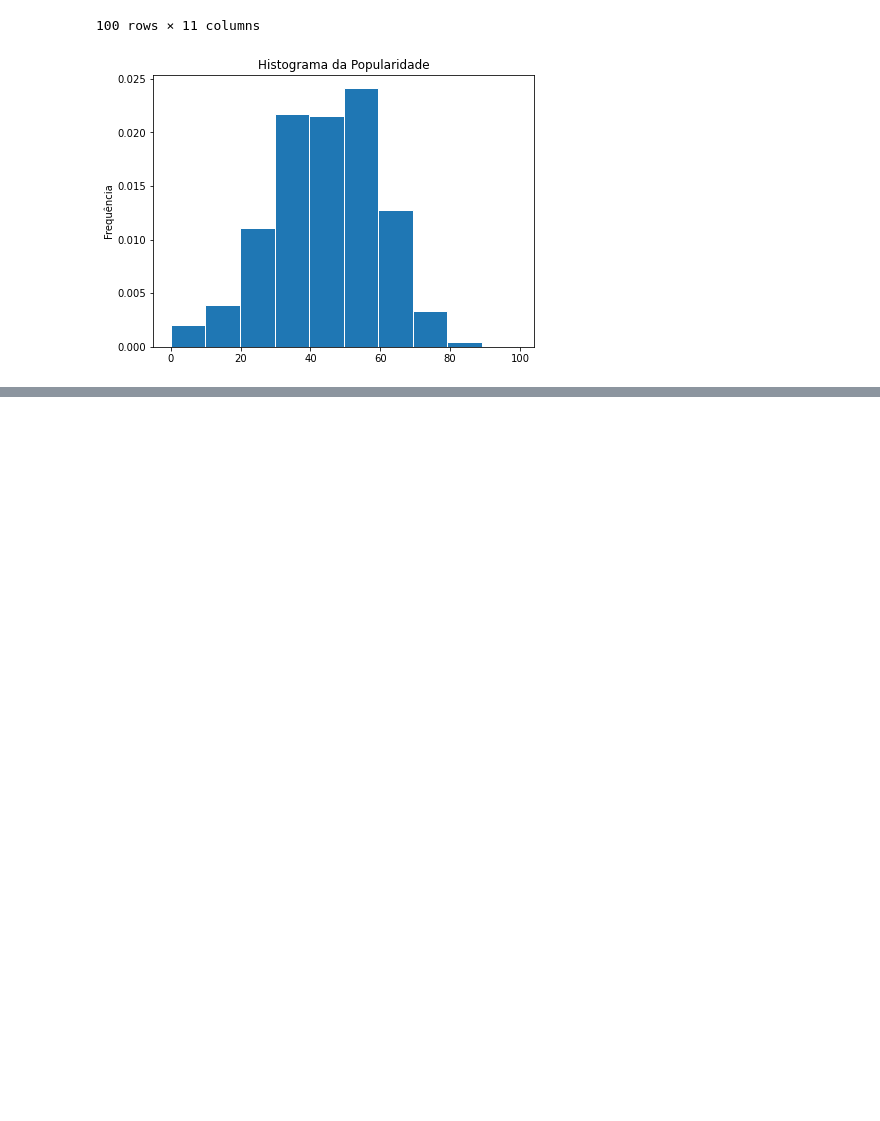
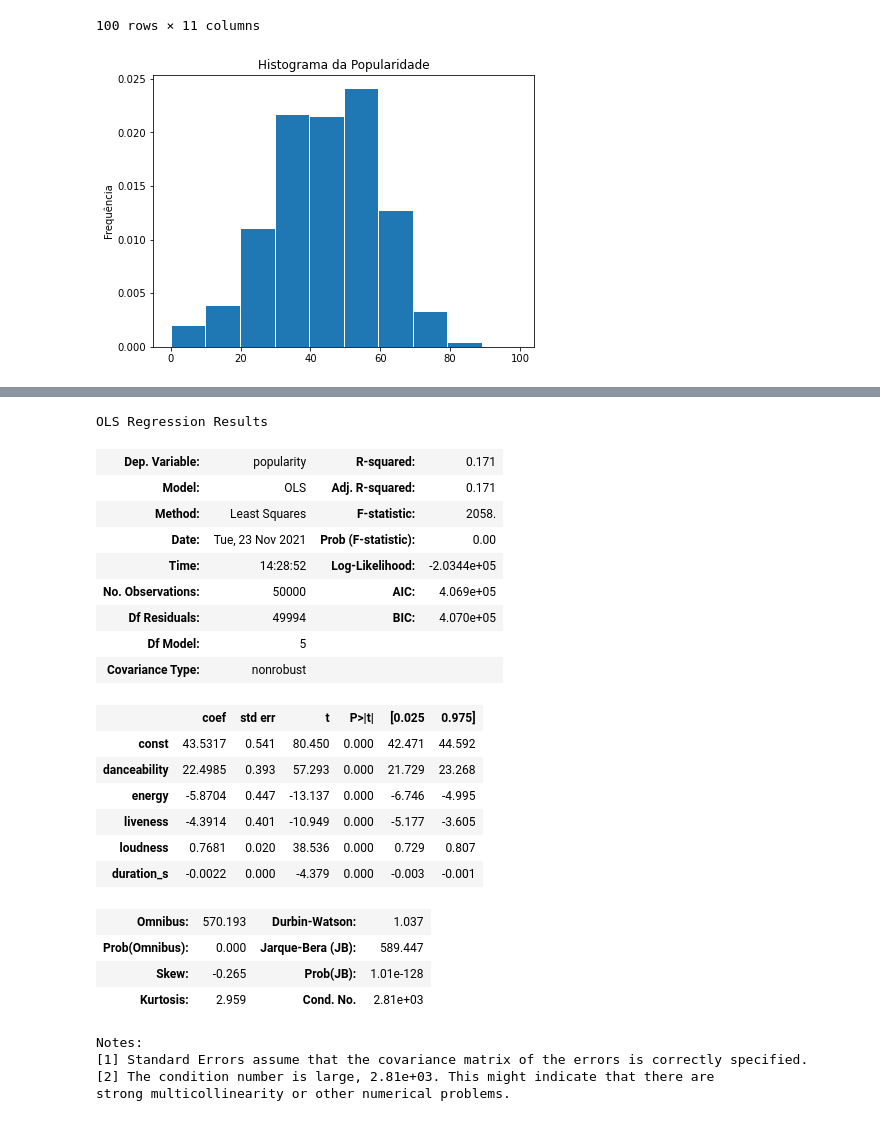
Before and after one commit to juliacfigueiredo/Projeto-2, a Jupyter notebook: Projeto_Final.ipynb, the cells around one changed output, grey strips where cells are left out. Saved outputs shown, nothing was run; the diff lists cells and outputs as text; code cells hidden in the pictures; blank space fills up the shorter version.

```diff
--- a/Projeto_Final.ipynb
+++ b/Projeto_Final.ipynb
@@ -233,0 +243,3 @@ plt.show()
+# %%
+teste = dados.dropna()
+teste
@@ -233,0 +273,43 @@ plt.show()
+# %%
+def regress(Y,X):
+    '''
+    Y: coluna do DataFrame utilizada como variável resposta (TARGET)
+    X: coluna(s) do DataFrame utilizadas como variável(is) explicativas (FEATURES)
+    '''
+    X_cp = sm.add_constant(X)
+    model = sm.OLS(Y,X_cp)
+    results = model.fit()
+
+    return results
+# %%
+X = teste[['danceability', 'energy', 'liveness', 'loudness', 'duration_s']]
+Y = teste['popularity']
+# %%
+results = regress(Y,X)
+results.summary()
+# %% [output]
+OLS Regression Results
+| Dep. Variable: | popularity | R-squared: | 0.171 |
+| Model: | OLS | Adj. R-squared: | 0.171 |
+| Method: | Least Squares | F-statistic: | 2058. |
+| Date: | Tue, 23 Nov 2021 | Prob (F-statistic): | 0.00 |
+| Time: | 14:28:52 | Log-Likelihood: | -2.0344e+05 |
+| No. Observations: | 50000 | AIC: | 4.069e+05 |
+| Df Residuals: | 49994 | BIC: | 4.070e+05 |
+| Df Model: | 5 |  |  |
+| Covariance Type: | nonrobust |  |  |
+|  | coef | std err | t | P>|t| | [0.025 | 0.975] |
+| const | 43.5317 | 0.541 | 80.450 | 0.000 | 42.471 | 44.592 |
+| danceability | 22.4985 | 0.393 | 57.293 | 0.000 | 21.729 | 23.268 |
+| energy | -5.8704 | 0.447 | -13.137 | 0.000 | -6.746 | -4.995 |
+| liveness | -4.3914 | 0.401 | -10.949 | 0.000 | -5.177 | -3.605 |
+| loudness | 0.7681 | 0.020 | 38.536 | 0.000 | 0.729 | 0.807 |
+| duration_s | -0.0022 | 0.000 | -4.379 | 0.000 | -0.003 | -0.001 |
+| Omnibus: | 570.193 | Durbin-Watson: | 1.037 |
+| Prob(Omnibus): | 0.000 | Jarque-Bera (JB): | 589.447 |
+| Skew: | -0.265 | Prob(JB): | 1.01e-128 |
+| Kurtosis: | 2.959 | Cond. No. | 2.81e+03 |
+Notes:
+[1] Standard Errors assume that the covariance matrix of the errors is correctly specified.
+[2] The condition number is large, 2.81e+03. This might indicate that there are
+strong multicollinearity or other numerical problems.
```
Also changed, not shown: parts of 13 cells of this notebook.
